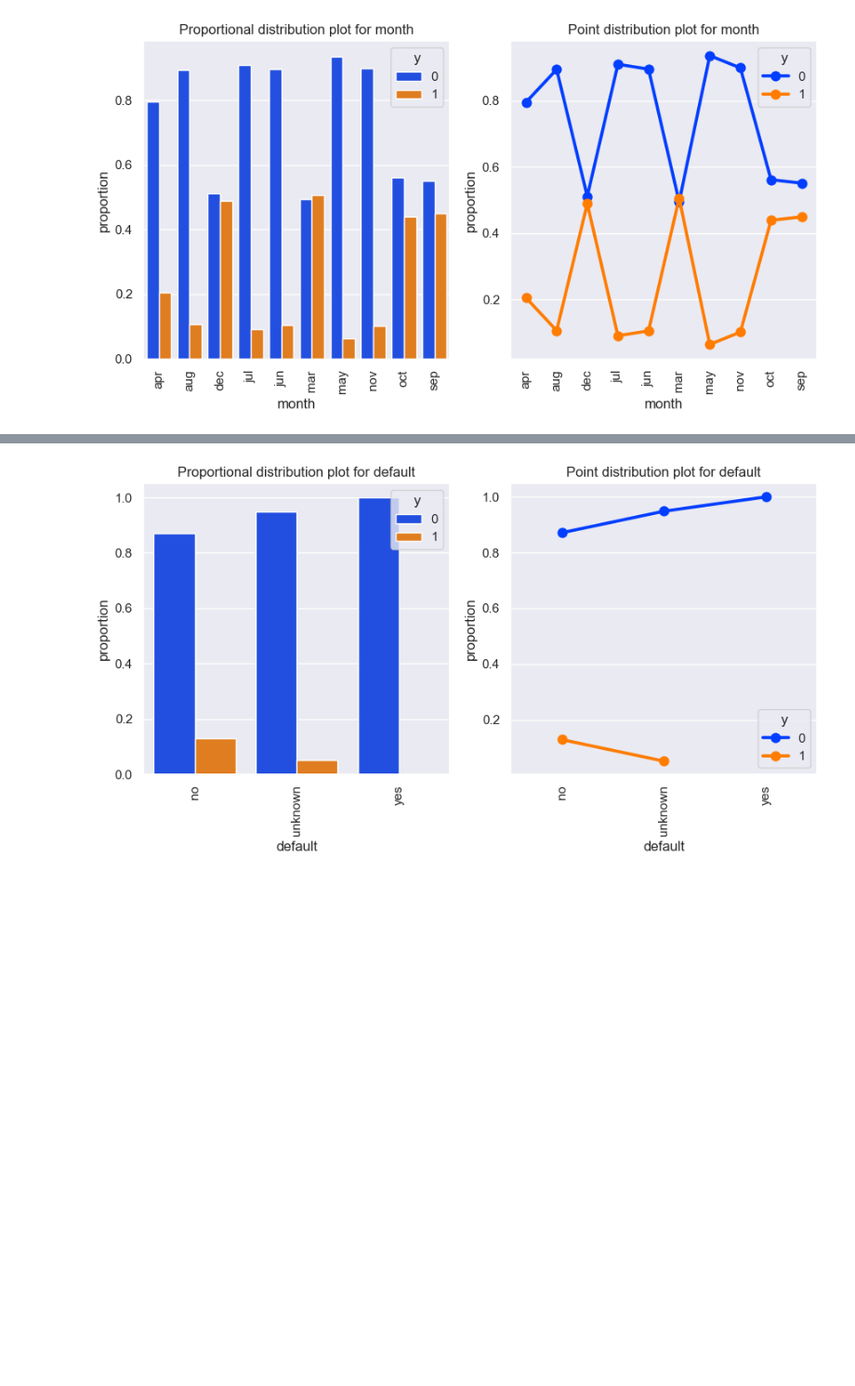
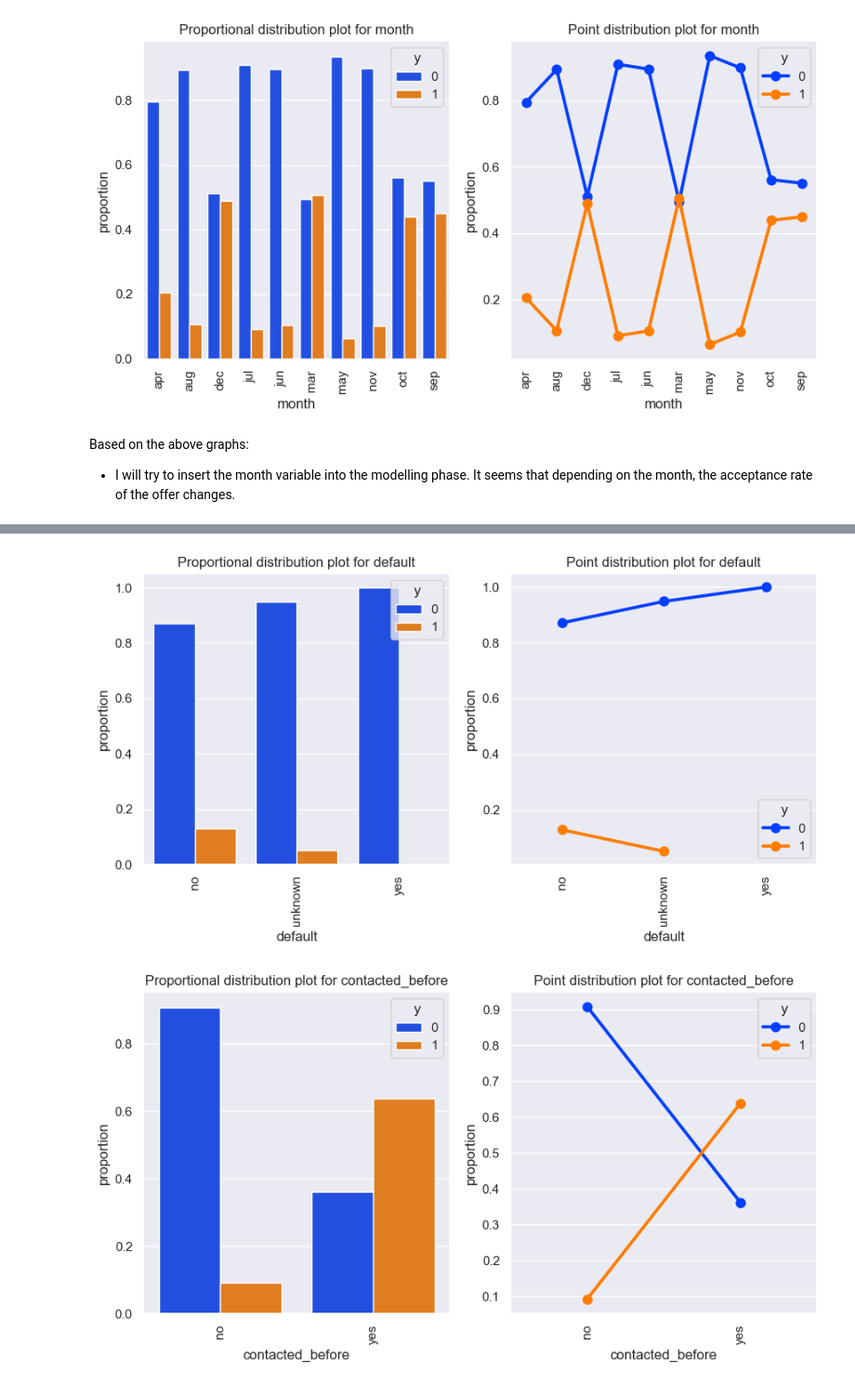
Before and after one commit to vtsou359/BankMarketing_ComparingClassifiers, a Jupyter notebook: bank_marketing.ipynb, the cells around one changed output, grey strips where cells are left out. Shown at 93% size. Drawn from its saved outputs; the diff is of its cells as text; code cells hidden in the pictures; blank space fills up the shorter version.

```diff
--- a/bank_marketing.ipynb
+++ b/bank_marketing.ipynb
@@ -939,24 +940,0 @@ Based on the above results the models need improvement. In order to improve the
-# %%
-def plot_feature_distribution(df, feature, target):
-    """
-    Plot the distribution of a feature variable in a dataframe for different target variable values.
-
-    :param df: The dataframe containing the data.
-    :param feature: The feature variable to plot the distribution of.
-    :param target: The target variable used to group and differentiate the distributions.
-
-    :return: None
-    """
-    subsets = df[target].unique()
-
-    plt.figure(figsize=(10,8))
-
-    for subset in subsets:
-        sns.histplot(df[df[target] == subset][feature], kde=True, label=subset)
-
-    plt.legend(prop={'size': 12})
-    plt.title('Feature Distribution for different Target Variable Values')
-    plt.xlabel(feature)
-    plt.ylabel('Density')
-
-    plt.show()
@@ -983,6 +943,15 @@ def plot_feature_distribution(df, feature, target):
 # %%
 def plot_feature_distribution(df, feature, target, visualisation_size_numeric = (12,5), visualisation_size_categ = (9,5)):
+    """
+    This method plots the distribution of a given feature in a DataFrame, categorized by a target variable. It can handle both numerical and categorical features.
 
+    :param df: The DataFrame containing the data.
+    :param feature: The feature for which the distribution needs to be plotted.
+    :param target: The target variable used for categorizing the distribution.
+    :param visualisation_size_numeric: Optional. The size of the visualization for numerical features. Default is (12, 5).
+    :param visualisation_size_categ: Optional. The size of the visualization for categorical features. Default is (9, 5).
+    :return: None
+    """
     # suppress all warnings
     warnings.filterwarnings('ignore')
 
@@ -1046,11 +1017,15 @@ for i in columns_to_plot:
 # %% [output]
 [figure]
 [figure]
+# %% [markdown]
+Based on the above graphs:
+- I will try to insert the month variable into the modelling phase. It seems that depending on the month, the acceptance rate of the offer changes.
 # %%
-columns_to_plot = ['contact', 'poutcome', 'default']
+columns_to_plot = ['contact', 'poutcome', 'default', 'contacted_before']
 for i in columns_to_plot:
     plot_feature_distribution(df = df, feature = i, target = 'y', visualisation_size_numeric = (12, 5))
 # %% [output]
 [figure]
 [figure]
 [figure]
+[figure, added]
```
Also changed, not shown: parts of 62 cells of this notebook.
